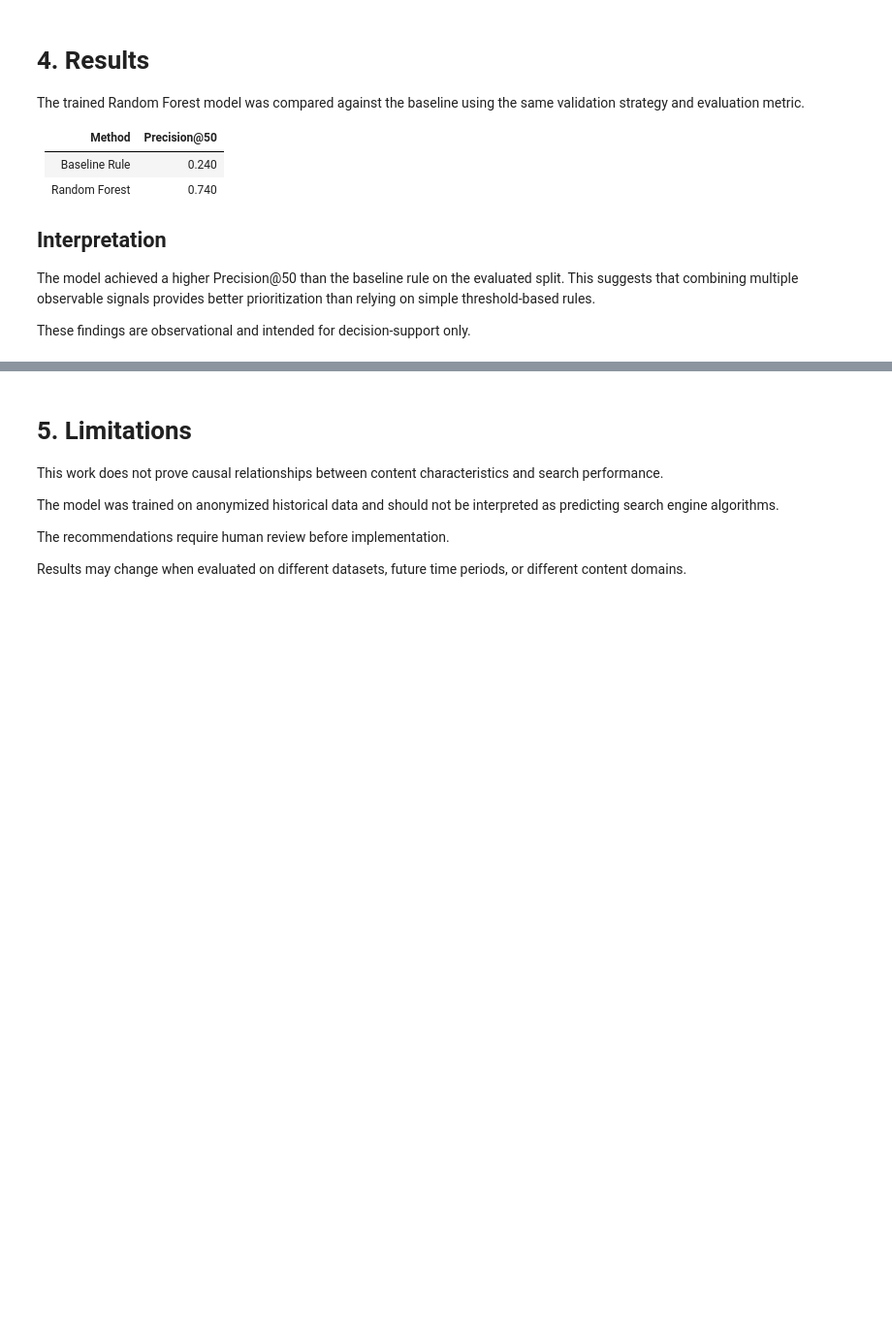
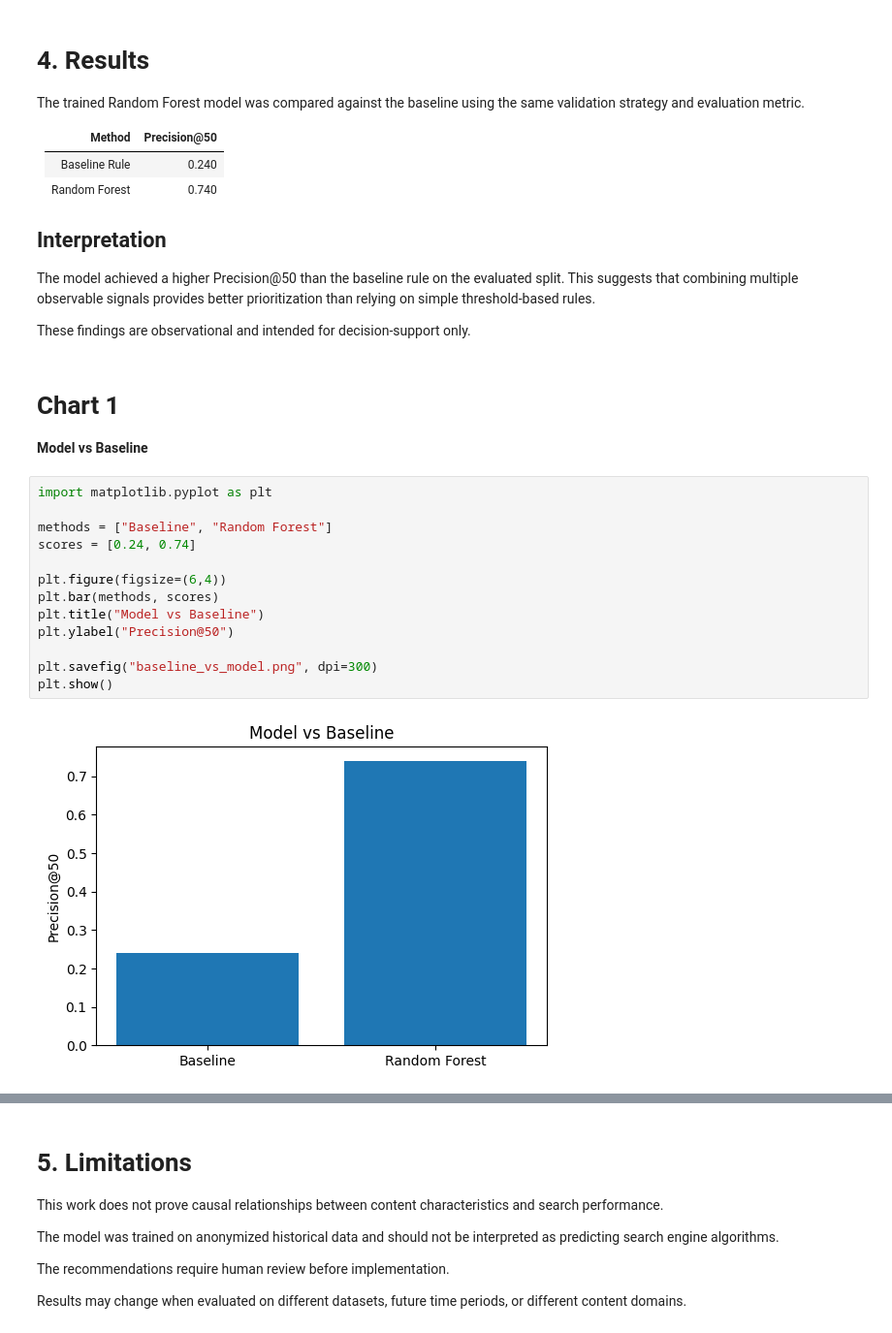
Before and after one commit to ZainAliShah199/flyrank-ml-internship, a Jupyter notebook: work/notebooks/capstone.ipynb, the cells around one changed output, grey strips where cells are left out. Shown at 97% size. Drawn from its saved outputs; the diff is of its cells as text; blank space fills up the shorter version.

```diff
--- a/work/notebooks/capstone.ipynb
+++ b/work/notebooks/capstone.ipynb
@@ -106,3 +106,21 @@ The trained Random Forest model was compared against the baseline using the same
 The model achieved a higher Precision@50 than the baseline rule on the evaluated split. This suggests that combining multiple observable signals provides better prioritization than relying on simple threshold-based rules.
 
 These findings are observational and intended for decision-support only.
+# %% [markdown]
+# Chart 1
+**Model vs Baseline**
+# %%
+import matplotlib.pyplot as plt
+
+methods = ["Baseline", "Random Forest"]
+scores = [0.24, 0.74]
+
+plt.figure(figsize=(6,4))
+plt.bar(methods, scores)
+plt.title("Model vs Baseline")
+plt.ylabel("Precision@50")
+
+plt.savefig("baseline_vs_model.png", dpi=300)
+plt.show()
+# %% [output]
+[figure, added]
```
Also changed, not shown: parts of 6 cells of this notebook.
